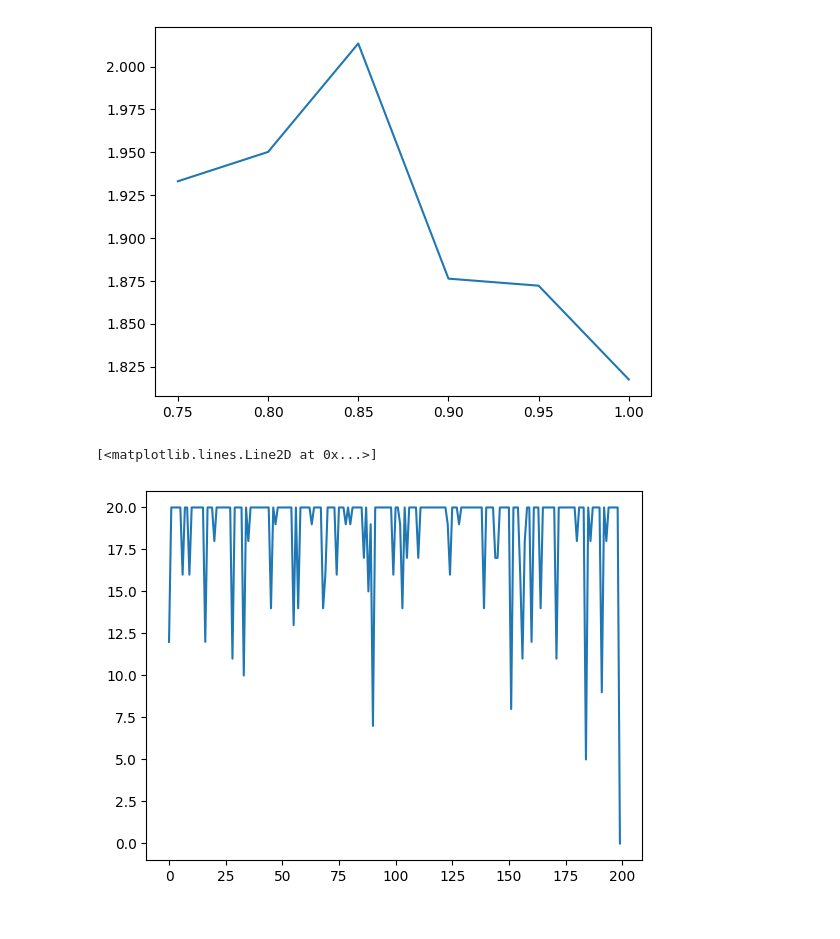
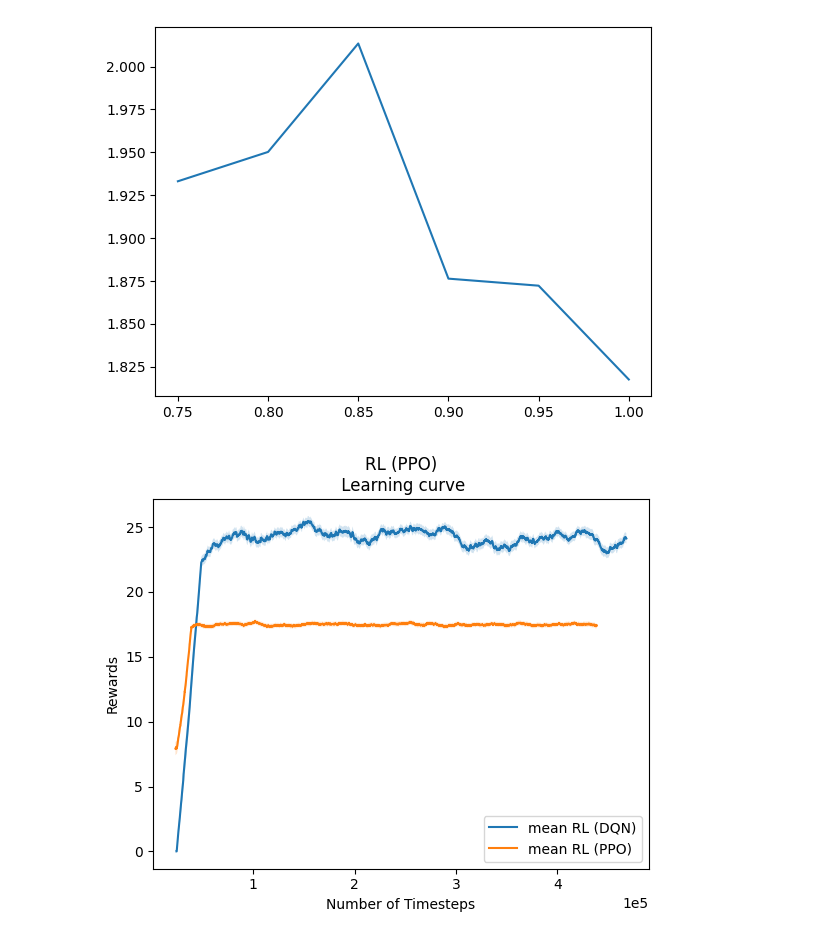
Before and after one commit to Farid-Najar/DynamicQVRP, a Jupyter notebook: results.ipynb, the cells around one changed output. Cells and saved outputs as stored; diff of their text form; code cells hidden in the pictures.

```diff
--- a/results.ipynb
+++ b/results.ipynb
@@ -293,5 +282,0 @@ r_offline = np.load('results/r_offline.npy')
-# %%
-plt.plot(res_MSA["rs"])
-# %% [output]
-[<matplotlib.lines.Line2D at 0x...>]
-[figure, removed]
@@ -297,0 +344,23 @@ plt.plot(res_MSA["rs"])
+# %%
+log_dirPPO = f'methods/ML/models/PPO/'
+log_dirDQN = f'methods/ML/models/DQN/'
+
+# log_dir = f'ppo_mask/rewardMode(normalized_terminal)_obsMode(routes)_steps(350000)/'
+# log_dir = f'./'
+# Helper from the library
+# results_plotter.plot_results(
+#     [log_dir], 5e5, results_plotter.X_TIMESTEPS, "PPO maskable", (8, 5)
+# )
+# %%
+x = plot_results(log_dirDQN, window=500, label='mean RL (DQN)')
+_ = plot_results(log_dirPPO, window=500, label='mean RL (PPO)')
+plt.title(f'RL (PPO)\n Learning curve')
+
+plt.legend(loc='lower right')
+plt.show()
+# plt.hlines(rs_DP.mean(), 0, x[-1], linestyles = '-.', label=f'mean DP', colors='red')
+# plt.ylim(0,1)
+# plt.fill_between(x, rs_DP.min(), rs_DP.max(), alpha=0.2)
+# _ = plot_results(log_dir2)
+# %% [output]
+[figure, added]
```
Also changed, not shown: parts of 11 cells of this notebook, 18 other files.
